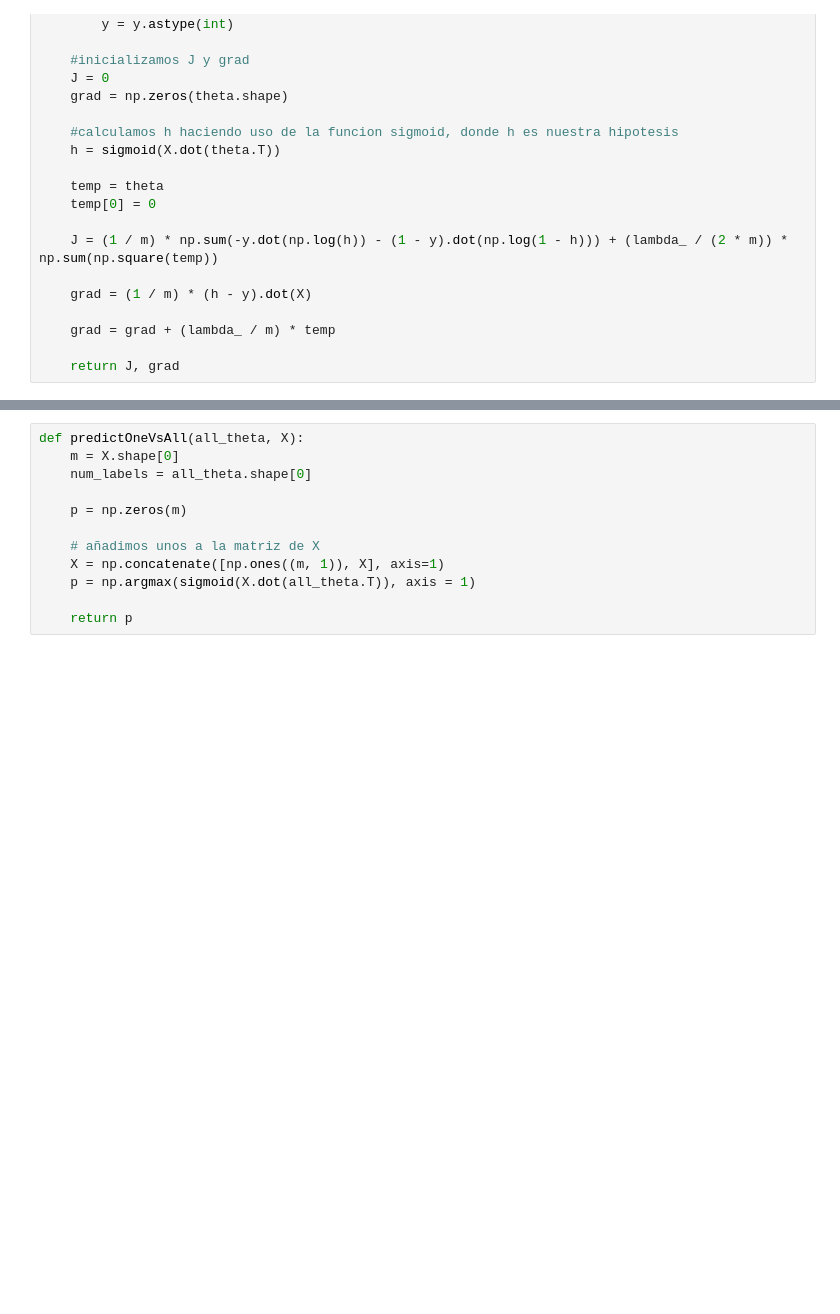
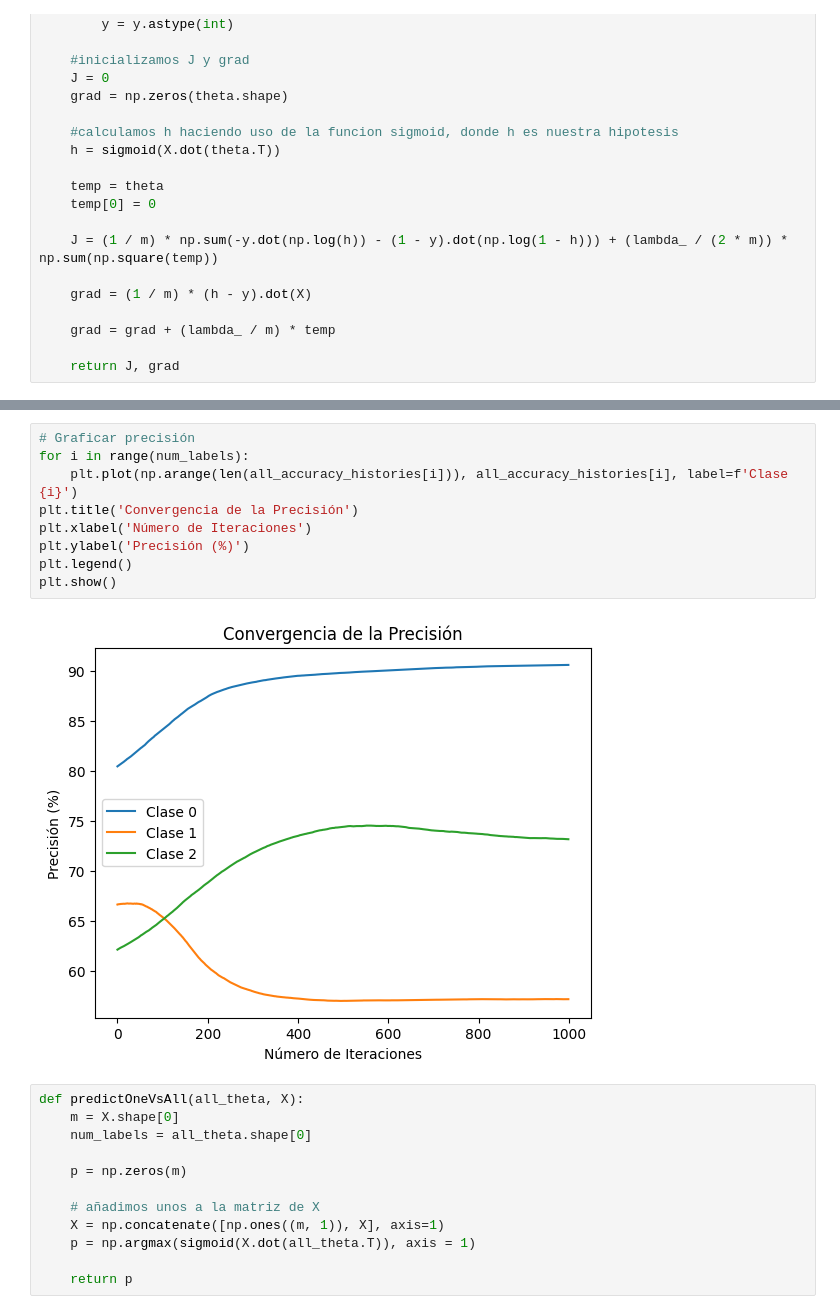
Before and after one commit to lfamadory/SIS420_IA_022024_, a Jupyter notebook: EXAMENES/Primer Parcial/primer_parcial.ipynb, the cells around one changed output, grey strips where cells are left out. Cells and saved outputs as stored; diff of their text form; blank space fills up the shorter version.

```diff
--- a/EXAMENES/Primer Parcial/primer_parcial.ipynb
+++ b/EXAMENES/Primer Parcial/primer_parcial.ipynb
@@ -758,3 +775,14 @@ Thetha 26  para la clase 0: -0.0017707221841606648  ;   para la clase 1: -0.0144
+# %%
+# Graficar precisión
+for i in range(num_labels):
+    plt.plot(np.arange(len(all_accuracy_histories[i])), all_accuracy_histories[i], label=f'Clase {i}')
+plt.title('Convergencia de la Precisión')
+plt.xlabel('Número de Iteraciones')
+plt.ylabel('Precisión (%)')
+plt.legend()
+plt.show()
+# %% [output]
+[figure, added]
 # %%
 def predictOneVsAll(all_theta, X):
     m = X.shape[0]
```
Also changed, not shown: parts of 23 cells of this notebook.
